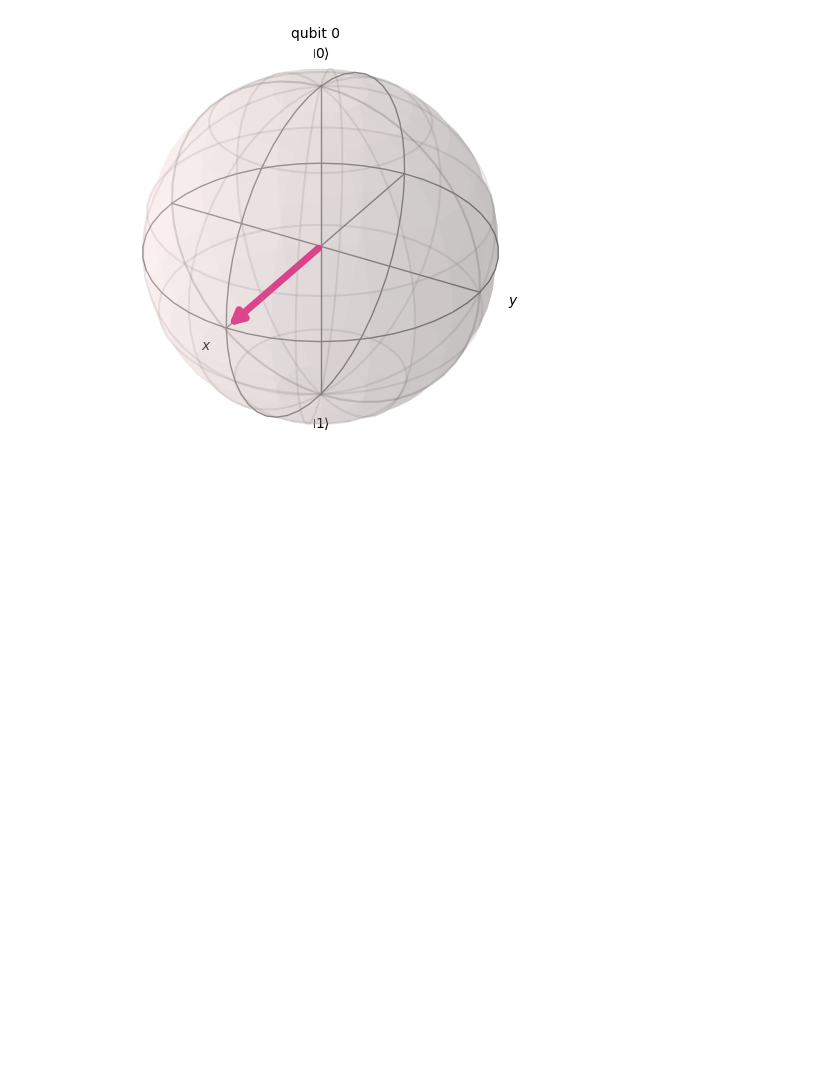
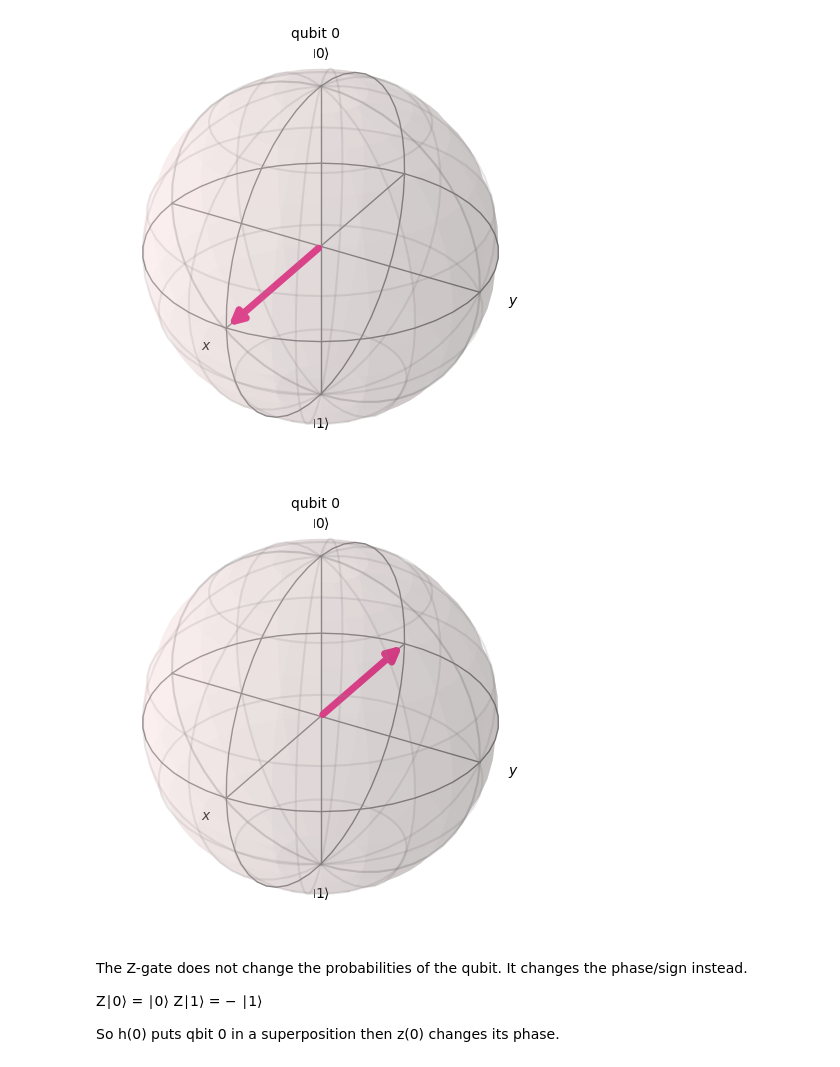
Before and after one commit to JayZeus999/Quantum-Superposition-Visualizer, a Jupyter notebook: bloch-sphere.ipynb, the cells around one changed output. Saved outputs shown, nothing was run; the diff lists cells and outputs as text; code cells hidden in the pictures; blank space fills up the shorter version.

Commit message:
Create reusable BS visualization tool for quantum gates

```diff
--- a/bloch-sphere.ipynb
+++ b/bloch-sphere.ipynb
@@ -50,3 +52,38 @@ state4 = Statevector.from_instruction(qc4)
 plot_bloch_multivector(state4) # What 'true randomnes looks like geometrically' .
 # %% [output]
 [figure]
+# %%
+# REUSABLE VISUALIZER TOOL
+
+def visualize_gates(gate_list):
+
+    qc = QuantumCircuit(1)
+
+    for gate in gate_list:
+
+        if (gate == "X"):
+            qc.x(0)
+
+        elif (gate == "Y"):
+            qc.y(0)
+
+        elif (gate == "H"):
+            qc.h(0)
+
+        elif (gate == "Z"):
+            qc.z(0)
+
+    state = Statevector.from_instruction(qc)
+
+    return plot_bloch_multivector(state)
+# %%
+visualize_gates(["H", "Z"])
+# %% [output]
+[figure, added]
+# %% [markdown]
+The Z-gate does not change the probabilities of the qubit. It changes the phase/sign instead.
+
+Z∣0⟩ = ∣0⟩
+Z∣1⟩ = − ∣1⟩
+
+So h(0) puts qbit 0 in a superposition then z(0) changes its phase.
```
Also changed, not shown: parts of 2 cells of this notebook.
